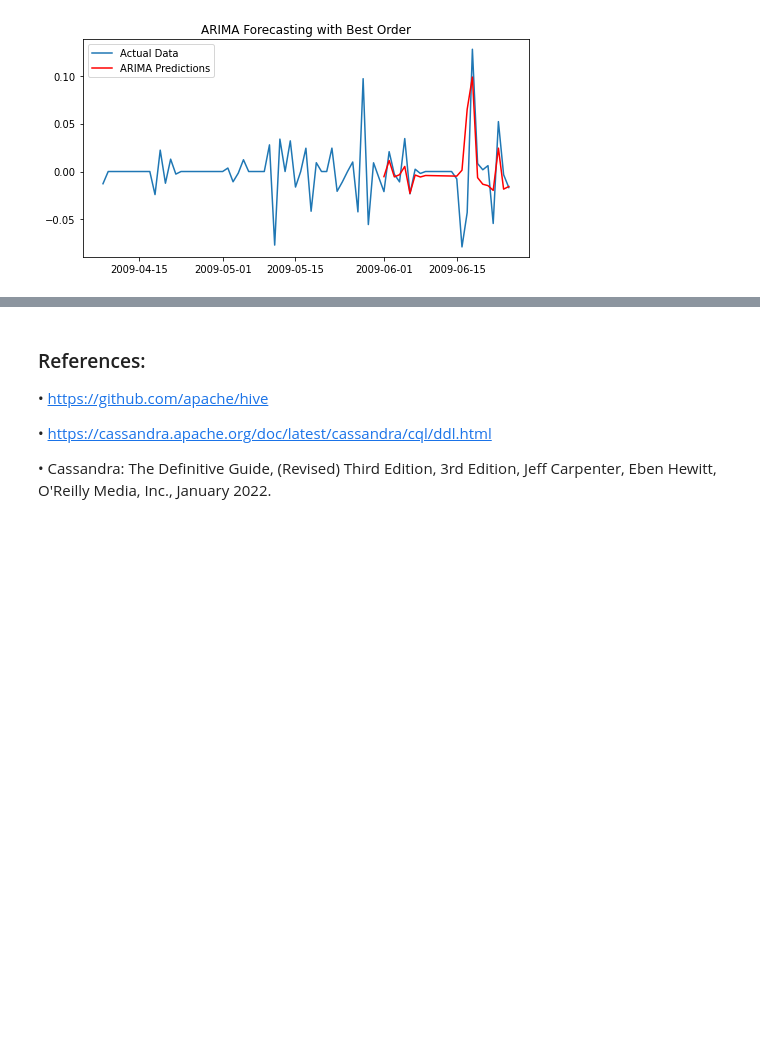
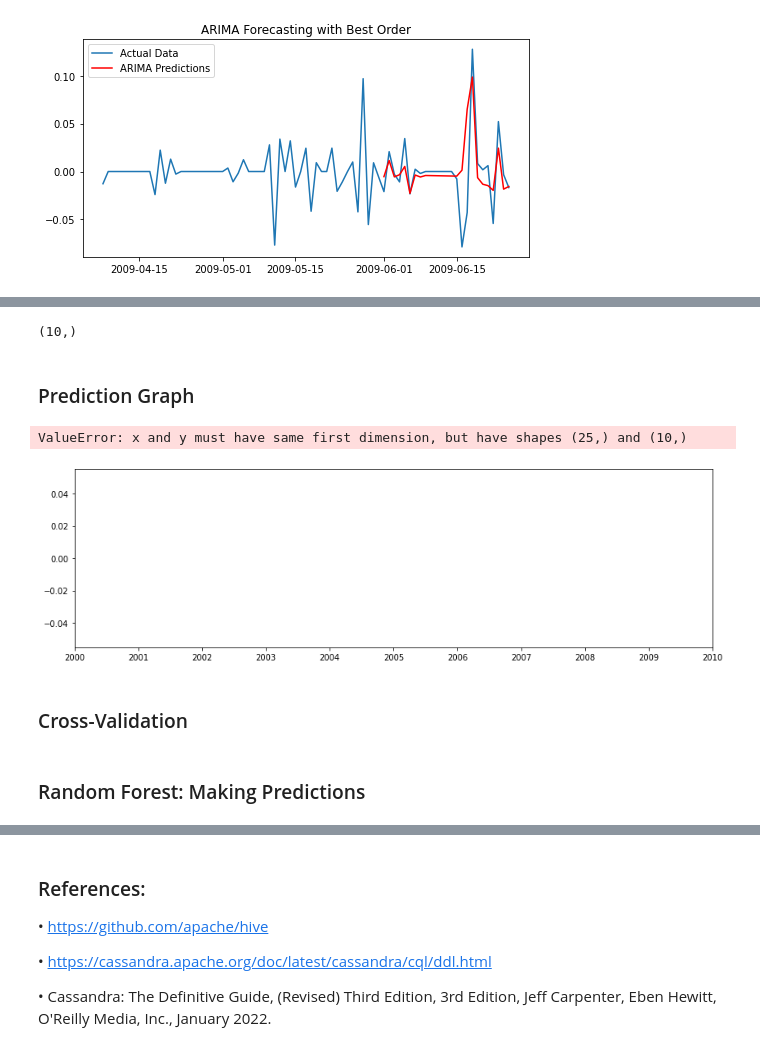
Before and after one commit to CleliaCaetano/CA2_SEM2_ProjectTweets, a Jupyter notebook: MScDataAnalytics_CA2_SEM2_CleliaCaetano.ipynb, the cells around one changed output, grey strips where cells are left out. Cells and saved outputs as stored; diff of their text form; code cells hidden in the pictures; blank space fills up the shorter version.

```diff
--- a/MScDataAnalytics_CA2_SEM2_CleliaCaetano.ipynb
+++ b/MScDataAnalytics_CA2_SEM2_CleliaCaetano.ipynb
@@ -1433,0 +1683,74 @@ Root Mean Squared Error (RMSE): 0.03696263651409014
+# %%
+# Define the number of future time steps to forecast
+num_forecast_steps = 30
+
+# Convert to NumPy and remove singleton dimensions
+sequence_to_plot = X_test.squeeze().cpu().numpy()
+
+# Use the last 30 data points as the starting point
+historical_data = sequence_to_plot[-1]
+print(historical_data.shape)
+
+# Initialize a list to store the forecasted values
+forecasted_values = []
+
+# Use the trained model to forecast future values
+with torch.no_grad():
+    for _ in range(num_forecast_steps*2):
+        # Prepare the historical_data tensor
+        historical_data_tensor = torch.as_tensor(historical_data).view(1, -1, 1).float().to(device)
+        # Use the model to predict the next value
+        predicted_value = model(historical_data_tensor).cpu().numpy()[0, 0]
+
+        # Append the predicted value to the forecasted_values list
+        forecasted_values.append(predicted_value[0])
+
+        # Update the historical_data sequence by removing the oldest value and adding the predicted value
+        historical_data = np.roll(historical_data, shift=-1)
+        historical_data[-1] = predicted_value
+
+
+# Generate futute dates
+last_date = test.index[-1]
+
+# Generate the next 30 dates
+future_dates = pd.date_range(start=last_date + pd.DateOffset(1), periods=30)
+
+# Concatenate the original index with the future dates
+combined_index = test.index.append(future_dates)
+# %% [output]
+(10,)
+# %% [markdown]
+### Prediction Graph
+# %%
+# Set the size of the plot
+plt.rcParams['figure.figsize'] = [14, 4]
+
+# Test Data
+plt.plot(test.index[-100:-30], test.sentiment[-100:-30], label = "test", color = "b")
+
+#reverse the scaling transformation
+original_cases = scaler.inverse_transform(np.expand_dims(sequence_to_plot[-1], axis=0)).flatten()
+
+# The historical data used as input for forecasting
+plt.plot(test.index[-30:], original_cases, label='actual values', color='green')
+
+# Forecasted Values
+# Reverse the scaling transformation
+forecasted_cases = scaler.inverse_transform(np.expand_dims(forecasted_values, axis=0)).flatten()
+
+# Plotting the forecasted values
+plt.plot(combined_index[-60:], forecasted_cases, label='forecasted values', color='red')
+
+plt.xlabel('Time Step')
+plt.ylabel('Value')
+plt.legend()
+plt.title('Time Series Forecasting')
+plt.grid(True)
+# %% [output]
+ValueError: x and y must have same first dimension, but have shapes (25,) and (10,)
+[figure, added]
+# %% [markdown]
+### Cross-Validation
+# %% [markdown]
+### Random Forest: Making Predictions
```
Also changed, not shown: parts of 44 cells of this notebook.
